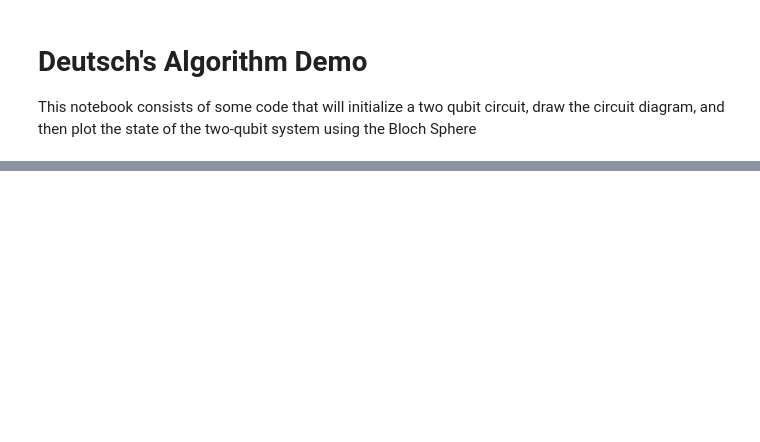
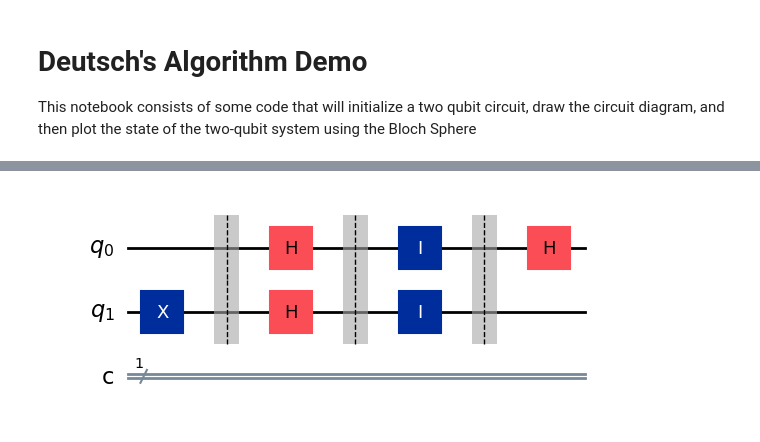
Before and after one commit to Burned357Waffles/QC-Notebooks-CSC899, a Jupyter notebook: deutsch's_alg_W12.ipynb, the cells around one changed output, grey strips where cells are left out. Saved outputs shown, nothing was run; the diff lists cells and outputs as text; code cells hidden in the pictures; blank space fills up the shorter version.

```diff
--- a/deutsch's_alg_W12.ipynb
+++ b/deutsch's_alg_W12.ipynb
@@ -32,27 +36,29 @@ qc.draw('mpl')
 # %%
 # function containing each type of oracle
 def oracle(mode):
     match mode:
         case 1:
             qc.id(0)
             qc.id(1)
             qc.barrier()
         case 2:
             qc.cx(0, 1)
             qc.barrier()
         case 3:
             qc.cx(0, 1)
             #qc.id(0)
             qc.x(1)
             qc.barrier()
         case 4:
             qc.x(0)
             #qc.id(1)
             qc.barrier()
 
-oracle(3)
+oracle(1)
 qc.h(0)
 qc.draw('mpl')
+# %% [output]
+[figure, added]
 # %%
 # Get Statevector
 state = Statevector.from_instruction(qc)
```
Also changed, not shown: parts of 7 cells of this notebook.
